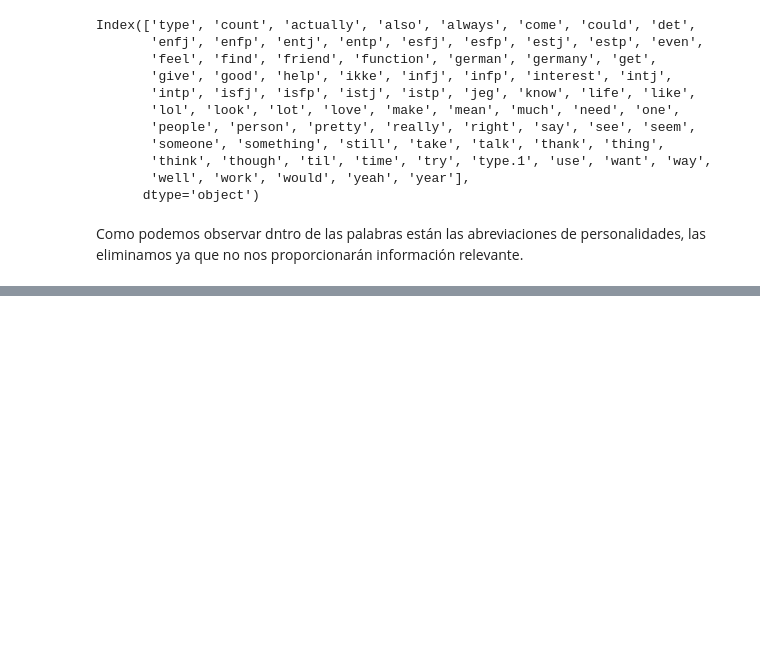
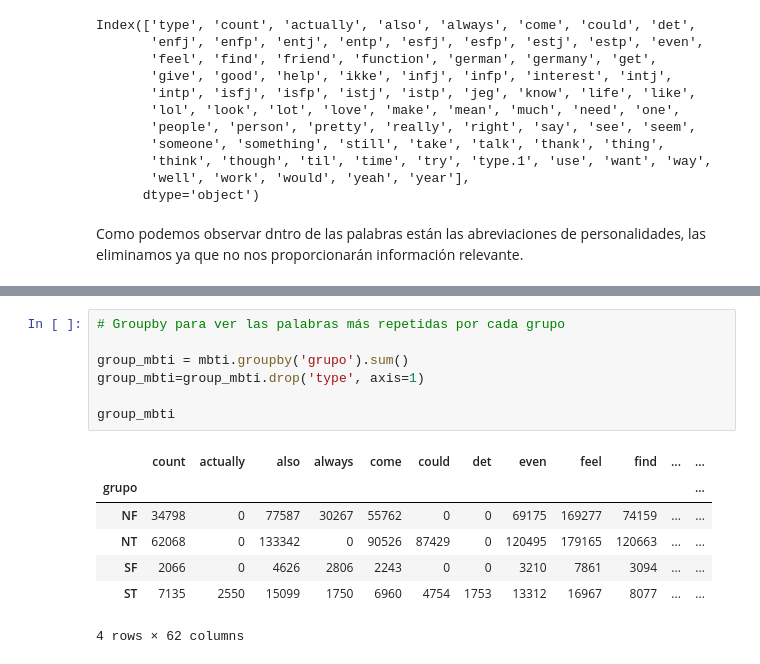
Before and after one commit to Carolina-Bolatti/Pro.Fin.-Proces.Datos, a Jupyter notebook: src/MartinaOcttinger_MBTI.ipynb, the cells around one changed output, grey strips where cells are left out. Drawn from its saved outputs; the diff is of its cells as text; blank space fills up the shorter version.

```diff
--- a/src/MartinaOcttinger_MBTI.ipynb
+++ b/src/MartinaOcttinger_MBTI.ipynb
@@ -246,0 +263,15 @@ Según lo investigado sobre los tipos de personalidad los podemos dividir en 4 s
+# %%
+# Groupby para ver las palabras más repetidas por cada grupo
+
+group_mbti = mbti.groupby('grupo').sum()
+group_mbti=group_mbti.drop('type', axis=1)
+
+group_mbti
+# %% [output]
+|  | count | actually | also | always | come | could | det | even | feel | find | ... | ... |
+| grupo |  |  |  |  |  |  |  |  |  |  |  | ... |
+| NF | 34798 | 0 | 77587 | 30267 | 55762 | 0 | 0 | 69175 | 169277 | 74159 | ... | ... |
+| NT | 62068 | 0 | 133342 | 0 | 90526 | 87429 | 0 | 120495 | 179165 | 120663 | ... | ... |
+| SF | 2066 | 0 | 4626 | 2806 | 2243 | 0 | 0 | 3210 | 7861 | 3094 | ... | ... |
+| ST | 7135 | 2550 | 15099 | 1750 | 6960 | 4754 | 1753 | 13312 | 16967 | 8077 | ... | ... |
+4 rows × 62 columns
```
Also changed, not shown: parts of 15 cells of this notebook.
